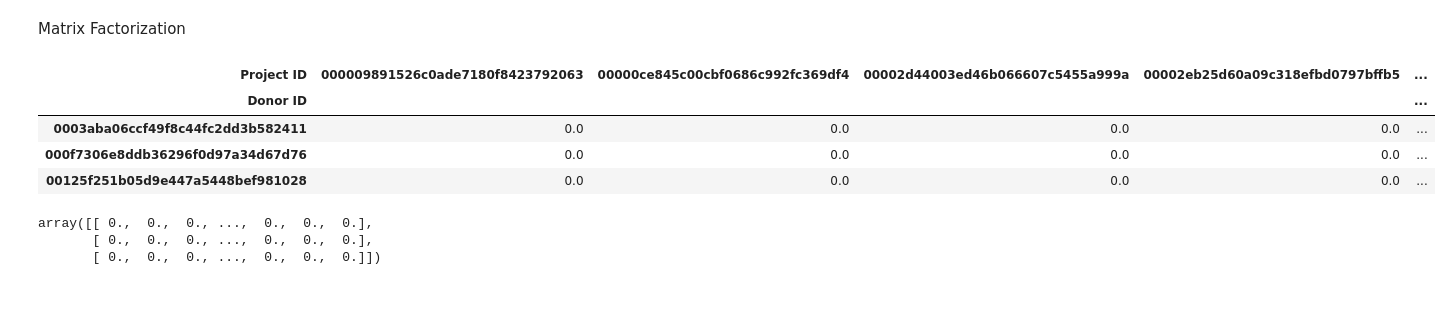
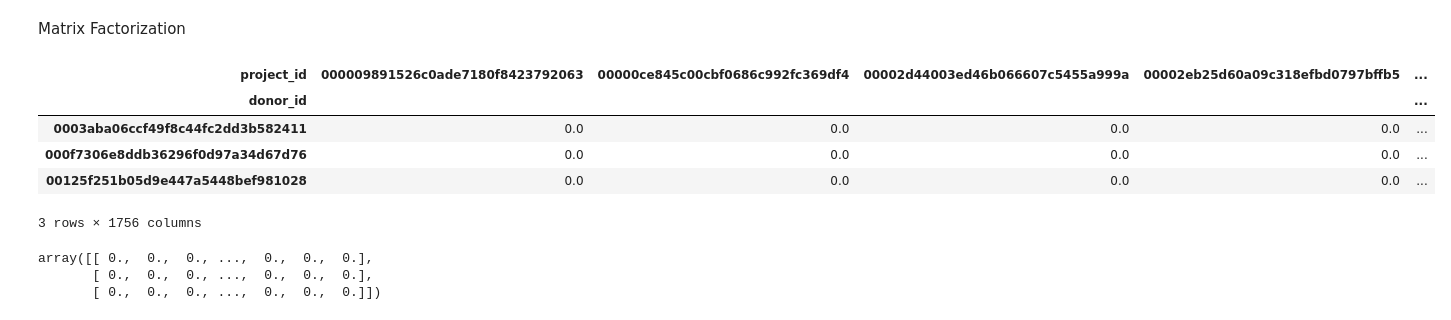
Before and after one commit to mwadegraff/DonorsChoose-io, a Jupyter notebook: DC EDA and Recommender.ipynb, the cells around one changed output. Saved outputs shown, nothing was run; the diff lists cells and outputs as text; code cells hidden in the pictures.

```diff
--- a/DC EDA and Recommender.ipynb
+++ b/DC EDA and Recommender.ipynb
@@ -224,8 +197,8 @@ When testing is complete we will need to turn off test mode.
 test_mode = True
 
 # Merge datasets
-donations = donations.merge(donors, on="Donor ID", how="left")
-df = donations.merge(projects,on="Project ID", how="left")
+donations = donations.merge(donors, on="donor_id", how="left")
+df = donations.merge(projects,on="project_id", how="left")
 
 # only load a few lines in test mode
 if test_mode:
@@ -251,7 +224,7 @@ def smooth_donor_preference(x):
     return math.log(1+x, 2)
 
 donations_full_df = donations_df \
-                    .groupby(['Donor ID', 'Project ID'])['eventStrength'].sum() \
+                    .groupby(['donor_id', 'project_id'])['eventStrength'].sum() \
                     .apply(smooth_donor_preference).reset_index()
 
 # Update projects dataset
@@ -290,8 +263,8 @@ print('# donations on Test set: %d' % len(donations_test_df))
 # donations on Train set: 6918
 # donations on Test set: 1730
 # %%
-#Indexing by Donor Id to speed up the searches during evaluation
-donations_full_indexed_df = donations_full_df.set_index('Donor ID')
-donations_train_indexed_df = donations_train_df.set_index('Donor ID')
-donations_test_indexed_df = donations_test_df.set_index('Donor ID')
+#Indexing by donor_id to speed up the searches during evaluation
+donations_full_indexed_df = donations_full_df.set_index('donor_id')
+donations_train_indexed_df = donations_train_df.set_index('donor_id')
+donations_test_indexed_df = donations_test_df.set_index('donor_id')
 # %% [markdown]
@@ -311,4 +284 @@ def get_proj_donated(donor_id, donations_df):
     return set(donated_projects if type(donated_projects) == pd.Series else [donated_projects])
-# %%
-donor_id= donations_df['Donor ID']
-project_id = donations_df['Project ID']
@@ -753,17 +753,18 @@ ValueError: invalid literal for int() with base 10: '0053a266af3840dbf8b033a7c83
 Matrix Factorization
 # %%
 #Creating a sparse pivot table with donors in rows and projects in columns
-donors_projects_pivot_matrix_df = donations_train_df.pivot(index='Donor ID',
-                                                          columns='Project ID',
+donors_projects_pivot_matrix_df = donations_train_df.pivot(index=donor_id,
+                                                          columns='project_id',
                                                           values='eventStrength').fillna(0)
 
 donors_projects_pivot_matrix_df.head(3)
 # %% [output]
-| Project ID | 000009891526c0ade7180f8423792063 | 00000ce845c00cbf0686c992fc369df4 | 00002d44003ed46b066607c5455a999a | 00002eb25d60a09c318efbd0797bffb5 | ... |
-| Donor ID |  |  |  |  | ... |
+| project_id | 000009891526c0ade7180f8423792063 | 00000ce845c00cbf0686c992fc369df4 | 00002d44003ed46b066607c5455a999a | 00002eb25d60a09c318efbd0797bffb5 | ... |
+| donor_id |  |  |  |  | ... |
 | 0003aba06ccf49f8c44fc2dd3b582411 | 0.0 | 0.0 | 0.0 | 0.0 | ... |
 | 000f7306e8ddb36296f0d97a34d67d76 | 0.0 | 0.0 | 0.0 | 0.0 | ... |
 | 00125f251b05d9e447a5448bef981028 | 0.0 | 0.0 | 0.0 | 0.0 | ... |
+3 rows × 1756 columns
 # %%
 # Transform the donor-project dataframe into a matrix
 donors_projects_pivot_matrix = donors_projects_pivot_matrix_df.as_matrix()
```
Also changed, not shown: parts of 48 cells of this notebook.
